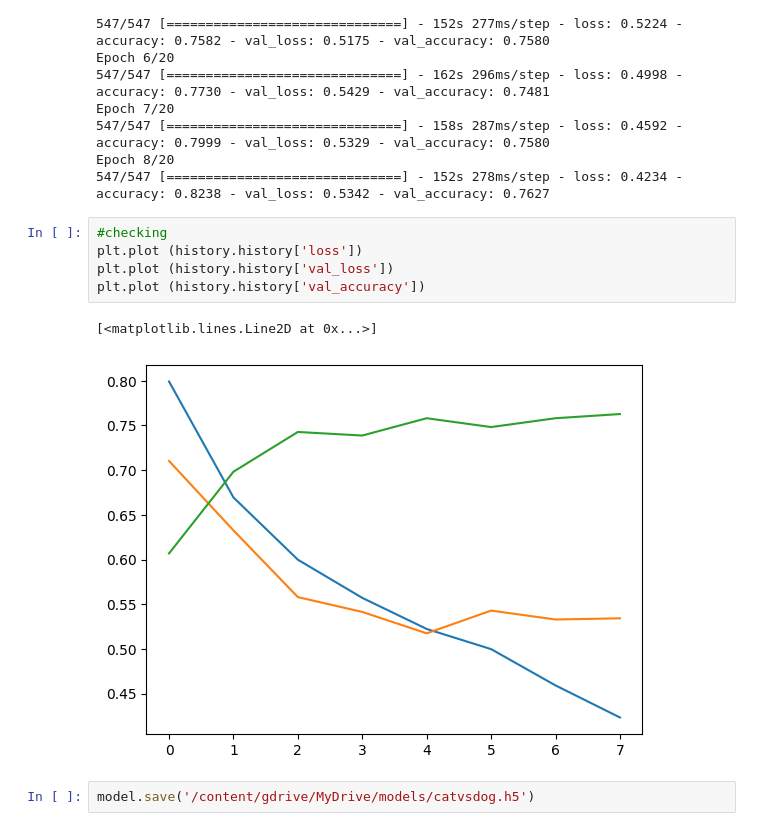
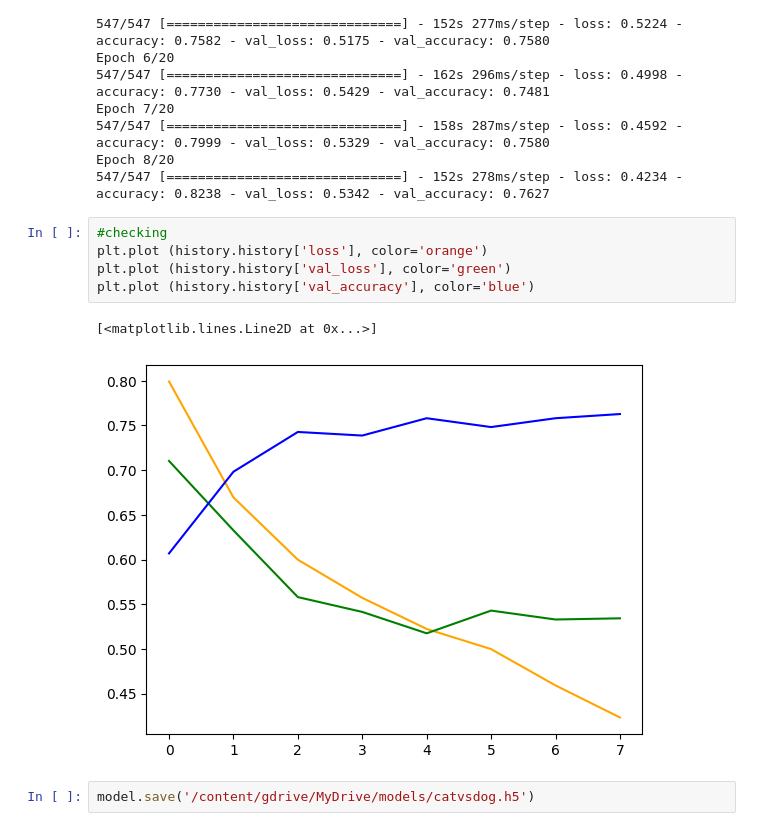
Before and after one commit to pbcong/catvsdog, a Jupyter notebook: model_building.ipynb, the cells around one changed output. Drawn from its saved outputs; the diff is of its cells as text.

```diff
--- a/model_building.ipynb
+++ b/model_building.ipynb
@@ -136,12 +136,12 @@ Epoch 8/20
 547/547 [==============================] - 152s 278ms/step - loss: 0.4234 - accuracy: 0.8238 - val_loss: 0.5342 - val_accuracy: 0.7627
 # %%
 #checking
-plt.plot (history.history['loss'])
-plt.plot (history.history['val_loss'])
-plt.plot (history.history['val_accuracy'])
+plt.plot (history.history['loss'], color='orange')
+plt.plot (history.history['val_loss'], color='green')
+plt.plot (history.history['val_accuracy'], color='blue')
 # %% [output]
 [<matplotlib.lines.Line2D at 0x...>]
-[figure, old version]
+[figure, new version]
 # %%
 model.save('/content/gdrive/MyDrive/models/catvsdog.h5')
 # %%
```
